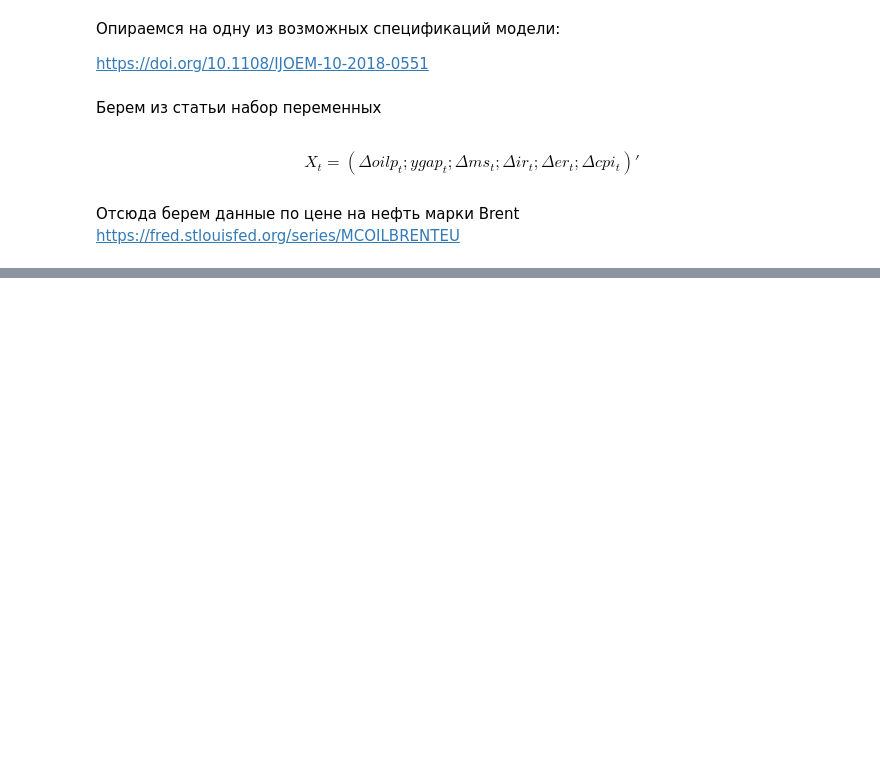
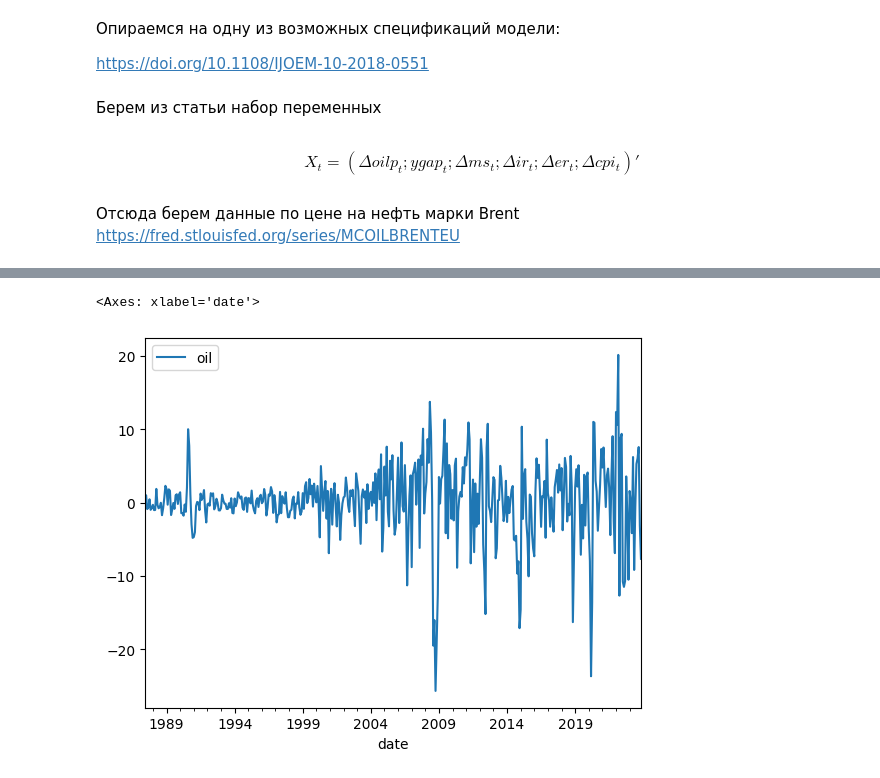
Before and after one commit to bborisggg/hw_econometrics, a Jupyter notebook: hw_econometrics.ipynb, the cells around one changed output, grey strips where cells are left out. Cells and saved outputs as stored; diff of their text form; code cells hidden in the pictures; blank space fills up the shorter version.

```diff
--- a/hw_econometrics.ipynb
+++ b/hw_econometrics.ipynb
@@ -13,0 +72,6 @@ https://fred.stlouisfed.org/series/MCOILBRENTEU
+# %%
+d_oil = oil.diff().iloc[1:]
+d_oil.plot()
+# %% [output]
+<Axes: xlabel='date'>
+[figure, added]
```
Also changed, not shown: parts of 12 cells of this notebook.
